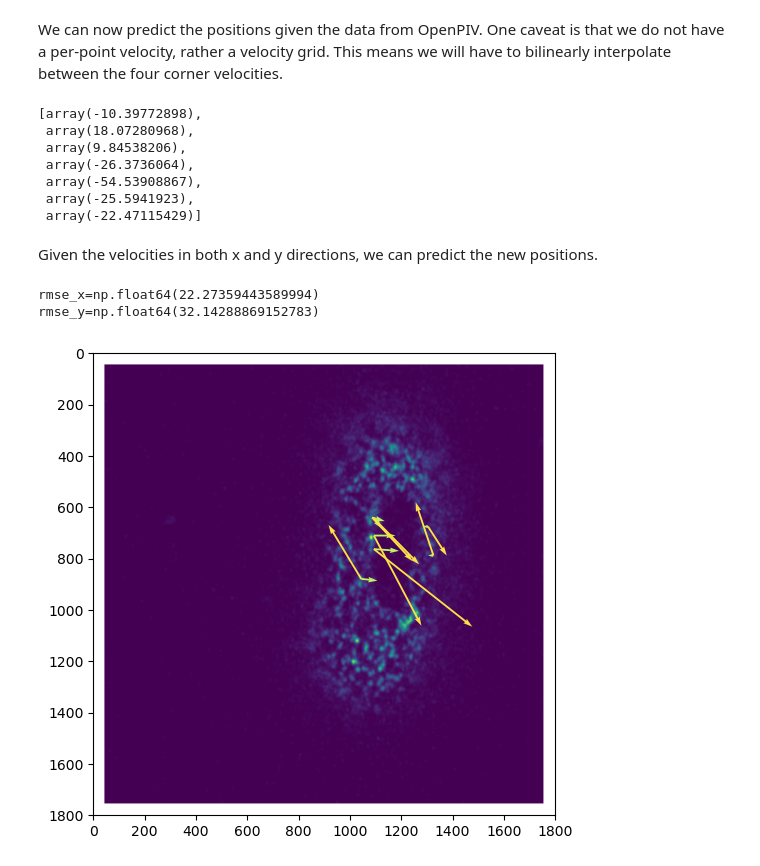
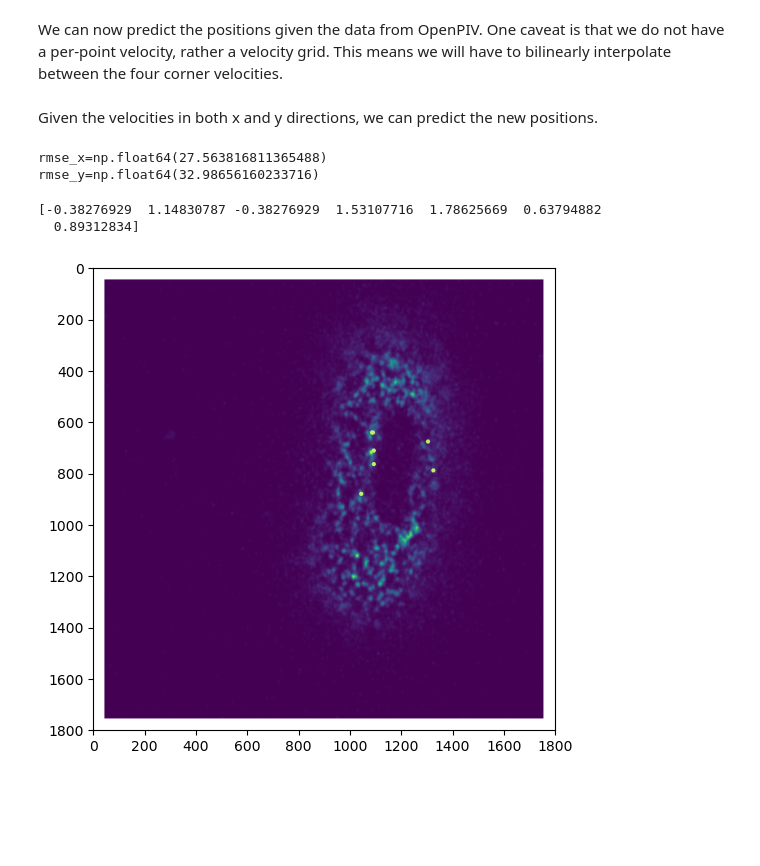
Before and after one commit to signynas/diet4CoLA, a Jupyter notebook: piv/piv_baseline.ipynb, the cells around one changed output. Drawn from its saved outputs; the diff is of its cells as text; code cells hidden in the pictures; blank space fills up the shorter version.

```diff
--- a/piv/piv_baseline.ipynb
+++ b/piv/piv_baseline.ipynb
@@ -207,13 +200,13 @@ For all the points in `points_a`, we now compute their "expected position" based
 # %%
 frame_diff = frame_index_b - frame_index_a
 
-gt_updated_x = (points_a['x'] + frame_diff * points_a['vx']).to_numpy()
-gt_updated_y = (points_a['y'] + frame_diff * points_a['vy']).to_numpy()
+gt_updated_x = (points_a['x_px'] + frame_diff * points_a['vx']).to_numpy()
+gt_updated_y = (points_a['y_px'] + frame_diff * points_a['vy']).to_numpy()
 # %% [markdown]
 We can now predict the positions given the data from OpenPIV. One caveat is that we do not have a per-point velocity, rather a velocity grid. This means we will have to bilinearly interpolate between the four corner velocities.
 # %%
-points_ax = points_a['x'].to_numpy()
-points_ay = points_a['y'].to_numpy()
+points_ax = points_a['x_px'].to_numpy()
+points_ay = points_a['y_px'].to_numpy()
 # %%
 # Use scipy for bilinear interpolation :)
 from scipy.interpolate import RegularGridInterpolator
@@ -221,24 +214,16 @@ from scipy.interpolate import RegularGridInterpolator
 x_grid = x[0, :]
 y_grid = y[:, 0]
 
-vel_x_interp = RegularGridInterpolator((y_grid, x_grid), vel_x)
-vel_y_interp = RegularGridInterpolator((y_grid, x_grid), vel_y)
+vel_x_interp = RegularGridInterpolator((y_grid, x_grid), vel_x, bounds_error=False, fill_value=None)
+vel_y_interp = RegularGridInterpolator((y_grid, x_grid), vel_y, bounds_error=False, fill_value=None)
 
 ivel_x = [vel_x_interp((px, py)) for px, py in zip(points_ax, points_ay)]
 ivel_y = [vel_y_interp((px, py)) for px, py in zip(points_ax, points_ay)]
-# %% [output]
-[array(-10.39772898),
- array(18.07280968),
- array(9.84538206),
- array(-26.3736064),
- array(-54.53908867),
- array(-25.5941923),
- array(-22.47115429)]
 # %% [markdown]
 Given the velocities in both x and y directions, we can predict the new positions.
 # %%
-predict_updated_x = (points_a['x'] + frame_diff * ivel_x).to_numpy()
-predict_updated_y = (points_a['y'] + frame_diff * ivel_y).to_numpy()
+predict_updated_x = (points_a['x_px'] + frame_diff * ivel_x).to_numpy()
+predict_updated_y = (points_a['y_px'] + frame_diff * ivel_y).to_numpy()
 # %%
 # All to numpy
 # %%
@@ -251,8 +236,8 @@ rmse_y = rmse(gt_updated_y, predict_updated_y)
 print(f'{rmse_x=}')
 print(f'{rmse_y=}')
 # %% [output]
-rmse_x=np.float64(22.27359443589994)
-rmse_y=np.float64(32.14288869152783)
+rmse_x=np.float64(27.563816811365488)
+rmse_y=np.float64(32.98656160233716)
 # %%
 def visualize_error(frame_a, ox, oy, dx_gt, dy_gt, dx_pred, dy_pred, scale, overlay_path):
     # Load the background image
@@ -270,34 +255,36 @@ def visualize_error(frame_a, ox, oy, dx_gt, dy_gt, dx_pred, dy_pred, scale, over
     dx_gt = dx_gt * spatial_scale_x
     dy_gt = dy_gt * spatial_scale_y
 
     dx_pred = dx_pred * spatial_scale_x
     dy_pred = dy_pred * spatial_scale_y
 
     diff_x_gt = ox - dx_gt
     diff_y_gt = oy - dy_gt
 
     diff_x_pred = ox - dx_pred
     diff_y_pred = oy - dy_pred
 
     # Create the plot
     plt.figure(figsize=(6, 6))
     plt.imshow(img, origin='upper')  # show image with origin at top-left
 
     # Ensure scaling
     diff_x_scaled_gt        = diff_x_gt * scale
     diff_y_scaled_gt        = diff_y_gt * scale
     diff_x_scaled_pred      = diff_x_pred * scale
     diff_y_scaled_pred      = diff_y_pred * scale
 
     # Plot velocity vectors
-    plt.quiver(ox, oy, diff_x_scaled_gt, diff_y_scaled_gt, color='#bef264', angles='xy', scale_units='xy', scale=1, width=0.004)
-    plt.quiver(ox, oy, diff_x_scaled_pred, diff_y_scaled_pred, color='#fde047', angles='xy', scale_units='xy', scale=1, width=0.004)
+    plt.quiver(ox, oy, diff_x_scaled_gt, diff_y_scaled_gt, color='#bef264', angles='xy', scale_units='xy', scale=1, width=0.01)
+    #plt.quiver(ox, oy, diff_x_scaled_pred, diff_y_scaled_pred, color='#fde047', angles='xy', scale_units='xy', scale=1, width=0.004)
 
     # Adjust plot limits to match the image
     plt.xlim(0, img.shape[1])
     plt.ylim(img.shape[0], 0)  # invert y-axis to match image coordinates
     plt.show()
 
-visualize_error(frame_a, points_ax, points_ay, gt_updated_x, gt_updated_y, predict_updated_x, predict_updated_y, 2, 'piv/opiv_template.png')
+visualize_error(frame_a, points_ax, points_ay, gt_updated_x, gt_updated_y, predict_updated_x, predict_updated_y, 10, 'piv/opiv_template.png')
 # %% [output]
+[-0.38276929  1.14830787 -0.38276929  1.53107716  1.78625669  0.63794882
+  0.89312834]
-[figure, old version]
+[figure, new version]
```
Also changed, not shown: parts of 3 cells of this notebook, 1 other file.
